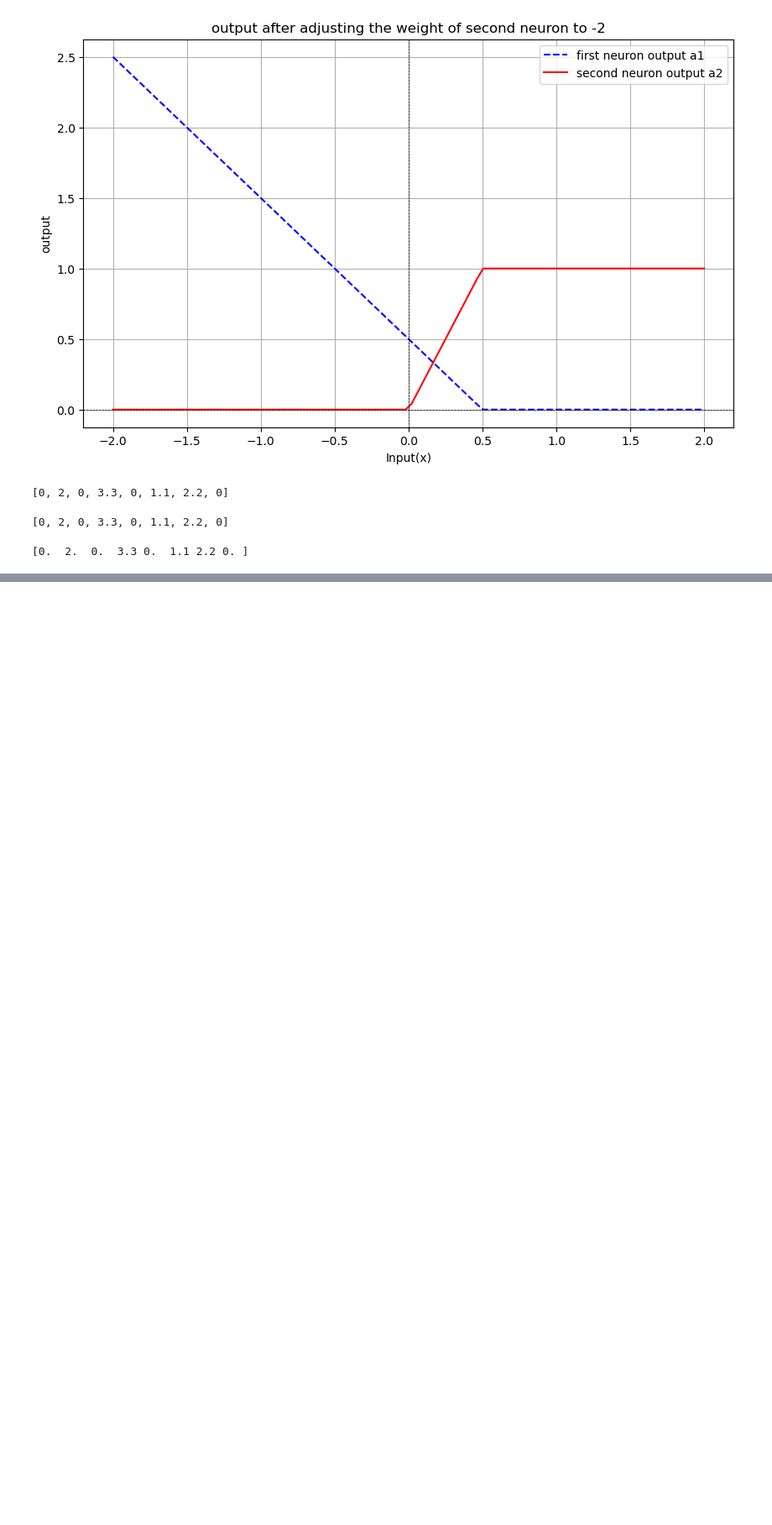
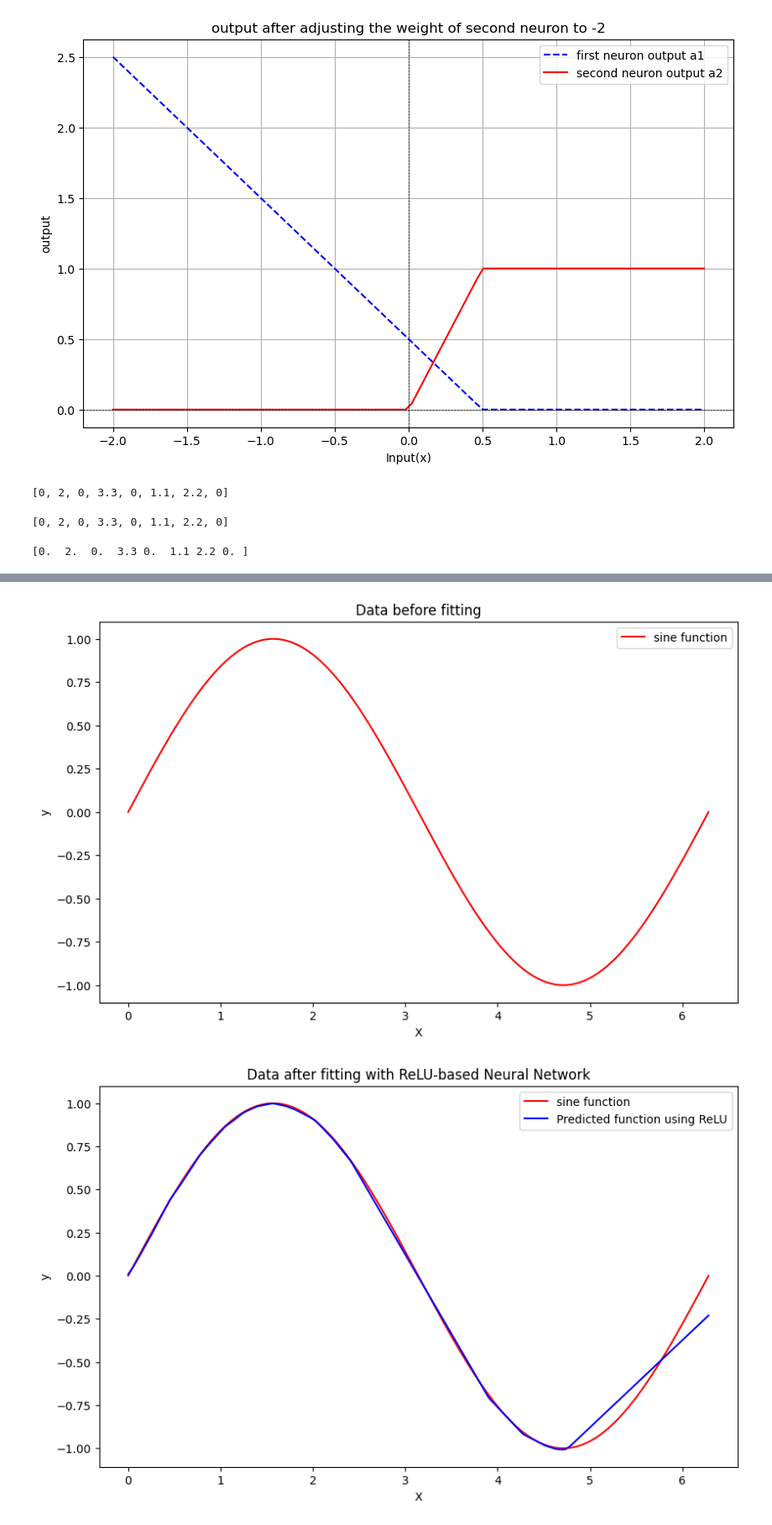
Before and after one commit to itsPhysicssidd/Activation-Function-From-Scratch, a Jupyter notebook: Relu_Activation.ipynb, the cells around one changed output, grey strips where cells are left out. Shown: that part at 84% size. Drawn from its saved outputs; the diff is of its cells as text; code cells hidden in the pictures; blank space fills up the shorter version.

```diff
--- a/Relu_Activation.ipynb
+++ b/Relu_Activation.ipynb
@@ -353,0 +354,41 @@ plt.show()
+# %%
+#Using ReLU activation function to fit the sin function
+
+#importing libraries
+import numpy as np
+import matplotlib.pyplot as plt
+from sklearn.neural_network import MLPRegressor # the MlPRegressor from sklearn is used to define the model with two hidden layer of 64 neuron each.
+
+# generating data
+X = np.linspace(0, 2 * np.pi, 500).reshape(-1, 1)  # Inputs
+y = np.sin(X).ravel()  # Sine function without noise
+
+# Visualizing data before fitting
+plt.figure(figsize=(10, 6))
+plt.plot(X, y, color="red", label="sine function")
+plt.title("Data before fitting")
+plt.xlabel("X")
+plt.ylabel("y")
+plt.legend()
+plt.show()
+
+# Defining and training the model
+model = MLPRegressor(hidden_layer_sizes=(64, 64), activation='relu',
+                     max_iter=5000, solver='adam', random_state=42)
+model.fit(X, y)
+
+#making  Predictions
+y_pred = model.predict(X)
+
+# Visualizing  data after fitting
+plt.figure(figsize=(10, 6))
+plt.plot(X, y, color="red", label="sine function")
+plt.plot(X, y_pred, color="blue", label="Predicted function using ReLU")
+plt.title("Data after fitting with ReLU-based Neural Network")
+plt.xlabel("X")
+plt.ylabel("y")
+plt.legend()
+plt.show()
+# %% [output]
+[figure, added]
+[figure, added]
```
Also changed, not shown: parts of 2 cells of this notebook, 1 other file.
